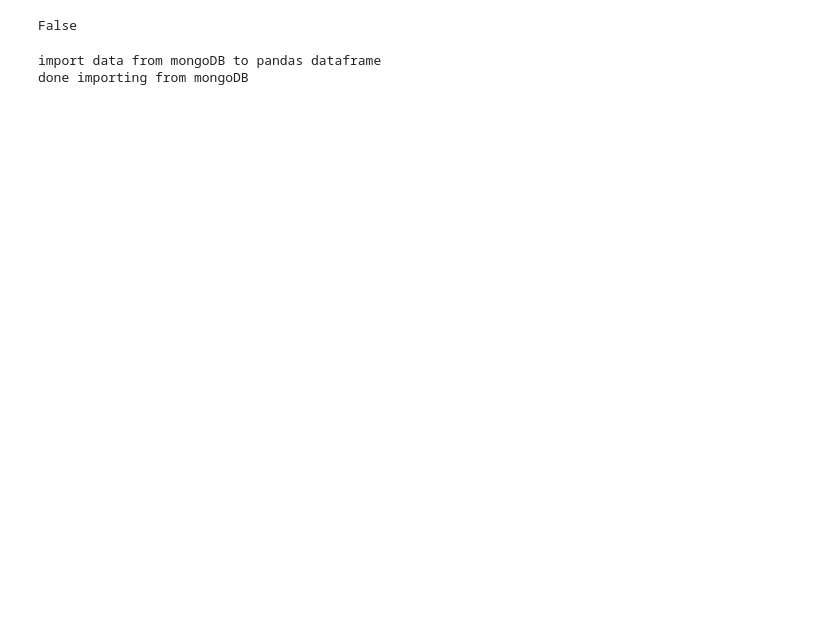
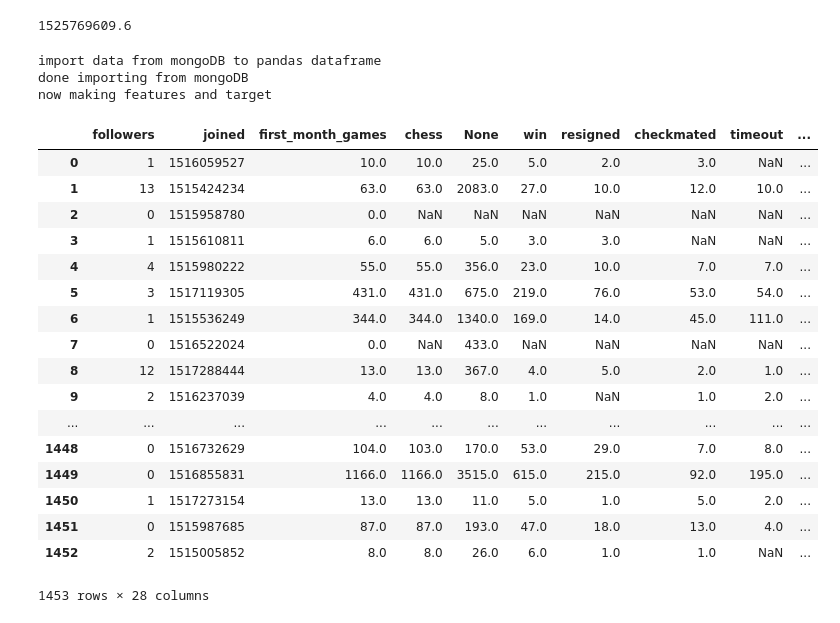
Before and after one commit to Bmcgarry194/ChessStyle, a Jupyter notebook: Chess_EDA.ipynb, the cells around one changed output. Saved outputs shown, nothing was run; the diff lists cells and outputs as text; code cells hidden in the pictures; blank space fills up the shorter version.

Commit message:
fixing none column

```diff
--- a/Chess_EDA.ipynb
+++ b/Chess_EDA.ipynb
@@ -21,16 +21,10 @@ df.head()
 | 2 | https://api.chess.com/pub/player/... | 5afa063e098388c83c3f08fc | NaN | NaN | NaN | NaN | NaN | NaN | ... |
 | 3 | https://api.chess.com/pub/player/... | 5afa0641098388c83c3f08fe | NaN | NaN | {'last': {'rating': 705, 'date': ... | NaN | NaN | {'last': {'rating': 870, 'date': ... | ... |
 | 4 | https://api.chess.com/pub/player/... | 5afa0642098388c83c3f08ff | https://images.chesscomfiles.com/... | NaN | {'last': {'rating': 851, 'date': ... | {'last': {'rating': 1183, 'date':... | {'last': {'rating': 862, 'date': ... | {'last': {'rating': 828, 'date': ... | ... |
-# %%
-def is_in_fist_30_days(df, player, month, game):
-    month_from_date_joined = df['joined'][player] + 2629743
-    time_of_game = df['games'][player][month][0]['games'][game]['end_time']
-
-    return month_from_date_joined > time_of_game
-
-is_in_fist_30_days(df, 0, 4, 0)
-# %% [output]
-False
+# %%
+1517354432 + 3.2 * 2629743
+# %% [output]
+1525769609.6
 # %%
 def games_in_a_month(df, player, month):
     return len(df['games'][player][month][0]['games'])
@@ -244,36 +224,56 @@ def make_X_y(df):
 # %%
 mc = pymongo.MongoClient()  # Connect to the MongoDB server using default settings
 db = mc['chess_predictions']  # Use (or create) a database called 'chess_predictions'
 
 print('import data from mongoDB to pandas dataframe')
 #get data from mongoDB and put into dataframe
 df = pd.DataFrame(list(db['players'].find()))
 
 print('done importing from mongoDB')
 
 #remove duplicate users by player_id
 df.drop_duplicates(subset='player_id', inplace=True)
 
-#reset the index
+# #reset the index
 df.reset_index(drop=True, inplace=True)
 
-# print('now making features and target')
+print('now making features and target')
 
-# # make features and target
-# add_features(df)
+# make features and target
+new_df = add_features(df)
+new_df
+# print('making target and features')
+# #create features and target dataframes
+# X, y = make_X_y(df.fillna(0))
 
-# #create features and target dataframes
-# X, y = make_X_y(df)
-
-# #make a train test split
+# # #make a train test split
 # X_train, X_test, y_train, y_test = train_test_split(X, y, random_state=42)
 
 
 # random_forest_testrun = RandomForestClassifier()
 # random_forest_testrun.fit(X_train, y_train)
 # y_predict = random_forest_testrun.predict_proba(X_test)
 
 # print(roc_auc_score(y_test, y_predict[:, 1]))
 # %% [output]
 import data from mongoDB to pandas dataframe
 done importing from mongoDB
+now making features and target
+|  | followers | joined | first_month_games | chess | None | win | resigned | checkmated | timeout | ... |
+| 0 | 1 | 1516059527 | 10.0 | 10.0 | 25.0 | 5.0 | 2.0 | 3.0 | NaN | ... |
+| 1 | 13 | 1515424234 | 63.0 | 63.0 | 2083.0 | 27.0 | 10.0 | 12.0 | 10.0 | ... |
+| 2 | 0 | 1515958780 | 0.0 | NaN | NaN | NaN | NaN | NaN | NaN | ... |
+| 3 | 1 | 1515610811 | 6.0 | 6.0 | 5.0 | 3.0 | 3.0 | NaN | NaN | ... |
+| 4 | 4 | 1515980222 | 55.0 | 55.0 | 356.0 | 23.0 | 10.0 | 7.0 | 7.0 | ... |
+| 5 | 3 | 1517119305 | 431.0 | 431.0 | 675.0 | 219.0 | 76.0 | 53.0 | 54.0 | ... |
+| 6 | 1 | 1515536249 | 344.0 | 344.0 | 1340.0 | 169.0 | 14.0 | 45.0 | 111.0 | ... |
+| 7 | 0 | 1516522024 | 0.0 | NaN | 433.0 | NaN | NaN | NaN | NaN | ... |
+| 8 | 12 | 1517288444 | 13.0 | 13.0 | 367.0 | 4.0 | 5.0 | 2.0 | 1.0 | ... |
+| 9 | 2 | 1516237039 | 4.0 | 4.0 | 8.0 | 1.0 | NaN | 1.0 | 2.0 | ... |
+| ... | ... | ... | ... | ... | ... | ... | ... | ... | ... | ... |
+| 1448 | 0 | 1516732629 | 104.0 | 103.0 | 170.0 | 53.0 | 29.0 | 7.0 | 8.0 | ... |
+| 1449 | 0 | 1516855831 | 1166.0 | 1166.0 | 3515.0 | 615.0 | 215.0 | 92.0 | 195.0 | ... |
+| 1450 | 1 | 1517273154 | 13.0 | 13.0 | 11.0 | 5.0 | 1.0 | 5.0 | 2.0 | ... |
+| 1451 | 0 | 1515987685 | 87.0 | 87.0 | 193.0 | 47.0 | 18.0 | 13.0 | 4.0 | ... |
+| 1452 | 2 | 1515005852 | 8.0 | 8.0 | 26.0 | 6.0 | 1.0 | 1.0 | NaN | ... |
+1453 rows × 28 columns
```
Also changed, not shown: parts of 8 cells of this notebook, 1 other file.
